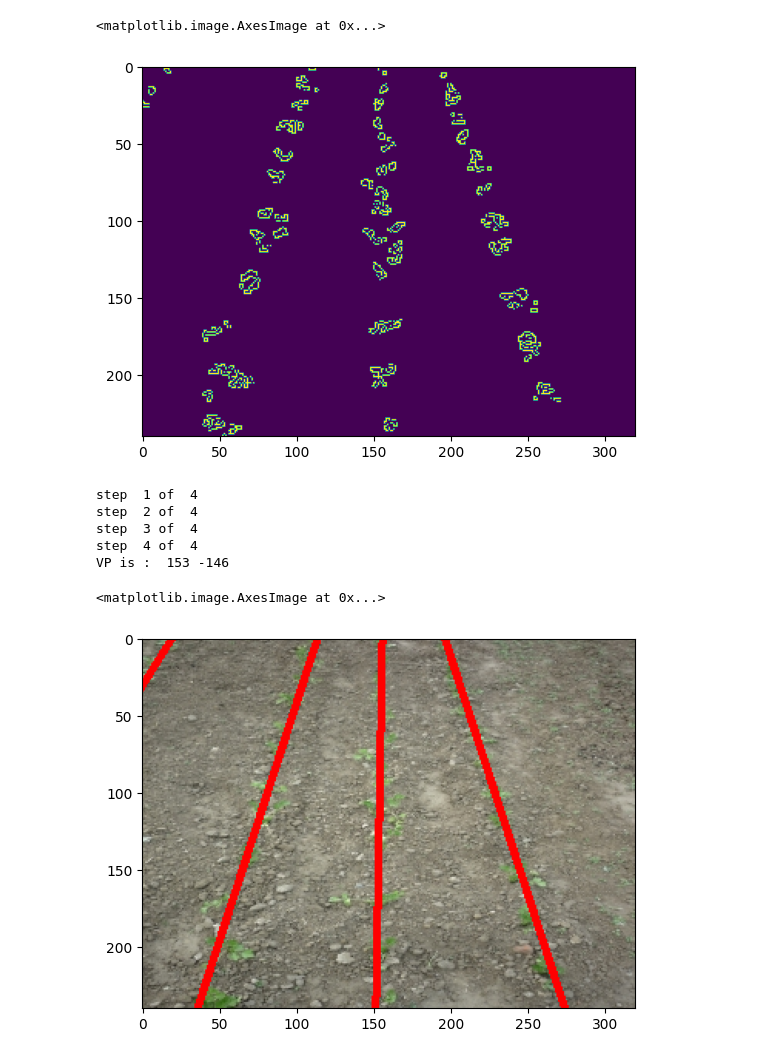
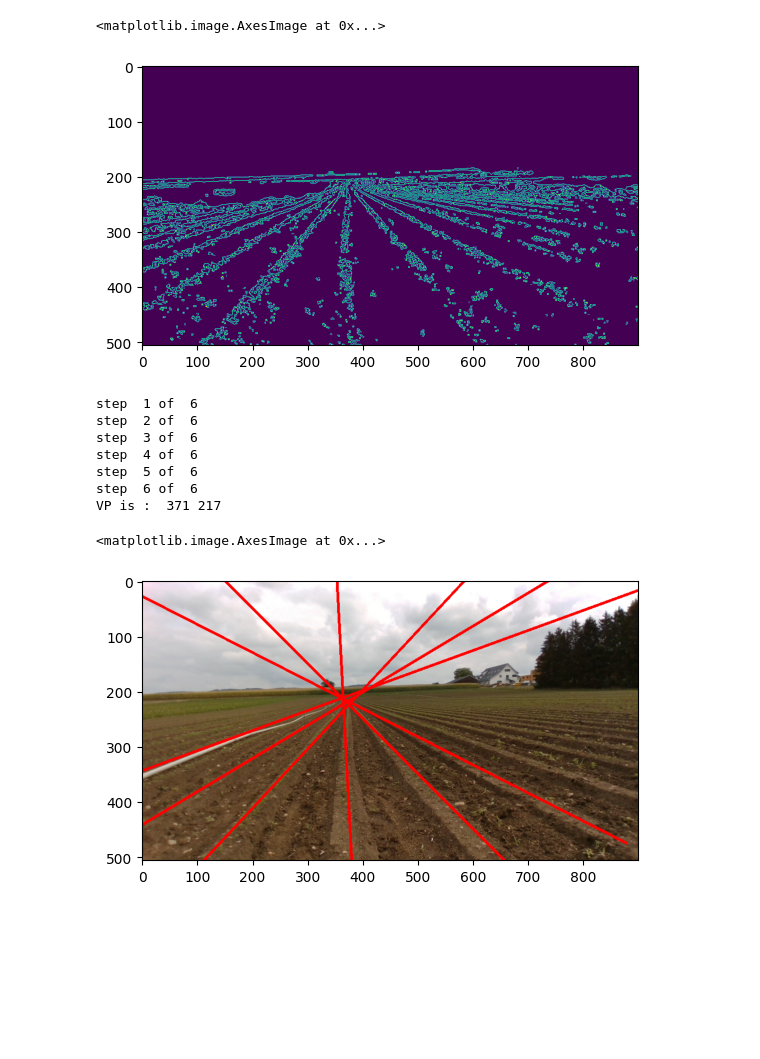
Before and after one commit to rmerat/Caterra-1, a Jupyter notebook: new_test.ipynb, the cells around one changed output. Cells and saved outputs as stored; diff of their text form; code cells hidden in the pictures; blank space fills up the shorter version.

```diff
--- a/new_test.ipynb
+++ b/new_test.ipynb
@@ -517,8 +517,8 @@ def draw_ransac_lines(img_no_sky, offset, slope, best_mask_edge):
 
     return list_mask
 # %%
-image_folder = '/home/roxane/Desktop/M3_2022/Caterra/'
-name_images = 'dataset_straigt_lines/crop_row_001.JPG'
+image_folder = '/home/roxane/Desktop/M3_2022/USB/Realsense_18-08-2022_10-46-58'
+name_images = 'rgb000.jpg'
 
 sing_image = obtain_images(name_images, image_folder, SING_IMG)[0]
 sing_image = cv2.cvtColor(sing_image, cv2.COLOR_BGR2RGB)
@@ -532,7 +532,7 @@ img = sing_image
 img_no_sky = sing_image
 #extract the main colors from the image
 im_pil = Image.fromarray(img)
-colors_x = extcolors.extract_from_image(im_pil, tolerance = 12, limit = 5)
+colors_x = extcolors.extract_from_image(im_pil, tolerance = 12, limit = 8)
 colors_rgb, colors_lab = colors_to_array(colors_x)
 donuts(colors_x)
 
@@ -567,7 +566,7 @@ def get_sky_region_gradient(img):
     img_gray = cv2.blur(img_gray, (9, 3))
     img_gray= cv2.medianBlur(img_gray, 15)
     lap = cv2.Laplacian(img_gray, cv2.CV_8U)
-    gradient_mask = (lap < 2).astype(np.uint8) # we keep region with small laplacian ->sky
+    gradient_mask = (lap < 1).astype(np.uint8) # we keep region with small laplacian ->sky
     mask = gradient_mask
     kernel = cv2.getStructuringElement(cv2.MORPH_RECT, (3, 3))
     mask = cv2.morphologyEx(gradient_mask, cv2.MORPH_ERODE, kernel) #erosion that takes the minimum of neighbouring px
@@ -618,41 +617,43 @@ edge = cv2.Canny(gray_nomedian,100,200)
 plt.imshow(edge)
 # %% [output]
 <matplotlib.image.AxesImage at 0x...>
-[figure, old version]
+[figure, new version]
 # %%
 #median.shape
 gray = cv2.cvtColor(median, cv2.COLOR_BGR2GRAY)
 #print(gray.shape)
 #plt.imshow(gray)
 
 #before is too long if we dont do it on countours
 edge = cv2.Canny(gray_nomedian,100,200)
 kernel = cv2.getStructuringElement(cv2.MORPH_RECT, ksize=(2,1))
 edge = cv2.dilate(edge, kernel)
 gray = cv2.cvtColor(image_veg, cv2.COLOR_BGR2GRAY)
 gray = cv2.dilate(gray, kernel)
 plt.imshow(edge)
 
-crop_nb = 4
+crop_nb = 6
 """
 kernel = cv2.getStructuringElement(cv2.MORPH_RECT, ksize=(5,1))
 mask = cv2.dilate(edge, kernel)
 plt.imshow(mask)
 """
 
 arr_mask, th_acc, r_acc, threshold_acc, best_mask_evaluate = keep_mask_max_acc_lines(gray, img_no_sky, crop_nb)
 x0,y0 = VP_detection(th_acc, r_acc, threshold_acc, best_mask_edge)
 vp_point = [x0,y0]
 img_no_sky_copy = np.copy(img_no_sky)
 plt.imshow(best_mask_evaluate)
 # %% [output]
-step  1 of  4
-step  2 of  4
-step  3 of  4
-step  4 of  4
-VP is :  153 -146
+step  1 of  6
+step  2 of  6
+step  3 of  6
+step  4 of  6
+step  5 of  6
+step  6 of  6
+VP is :  371 217
 <matplotlib.image.AxesImage at 0x...>
-[figure, old version]
+[figure, new version]
 # %%
 image = img_no_sky
 img_lab = skimage.color.rgb2lab(image/255) #calculate best color mask based on previously calculated color
```
Also changed, not shown: parts of 19 cells of this notebook, 1 other file.
